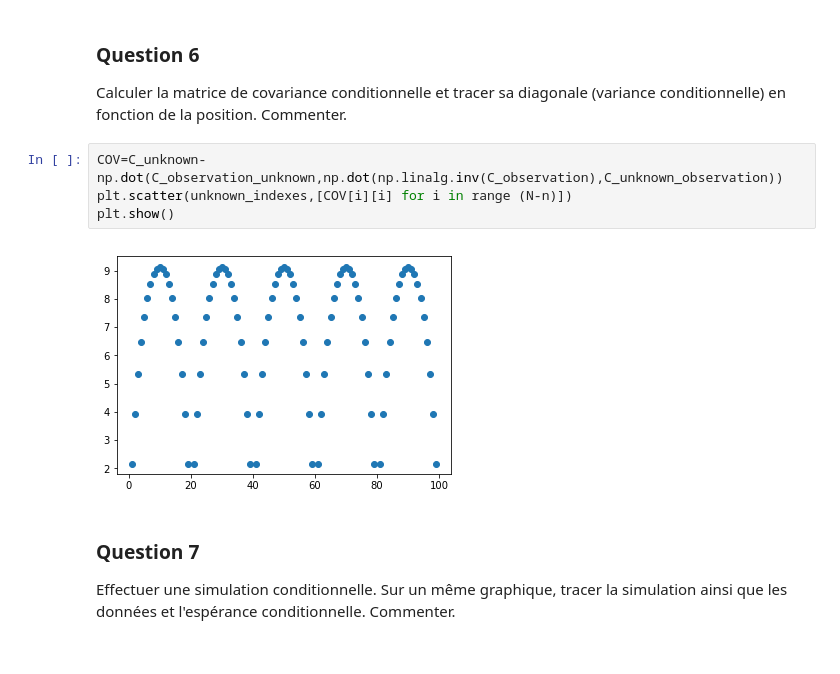
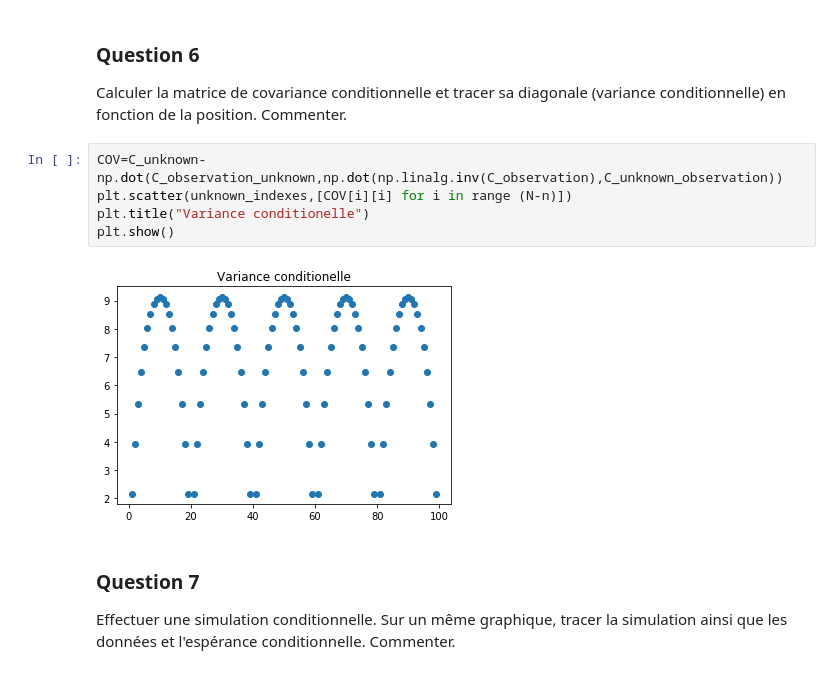
Before and after one commit to eva-decorps/projet_num-rique_proba_floref_eva, a Jupyter notebook: notebook_proba.ipynb, the cells around one changed output. Saved outputs shown, nothing was run; the diff lists cells and outputs as text.

```diff
--- a/notebook_proba.ipynb
+++ b/notebook_proba.ipynb
@@ -240,9 +240,10 @@ Calculer la matrice de covariance conditionnelle et tracer sa diagonale (varianc
 # %%
 COV=C_unknown-np.dot(C_observation_unknown,np.dot(np.linalg.inv(C_observation),C_unknown_observation))
 plt.scatter(unknown_indexes,[COV[i][i] for i in range (N-n)])
+plt.title("Variance conditionelle")
 plt.show()
 # %% [output]
-[figure, old version]
+[figure, new version]
 # %% [markdown]
 ### Question 7
 Effectuer une simulation conditionnelle. Sur un même graphique, tracer la simulation ainsi que les données et l'espérance conditionnelle. Commenter.
```
Also changed, not shown: parts of 23 cells of this notebook.
